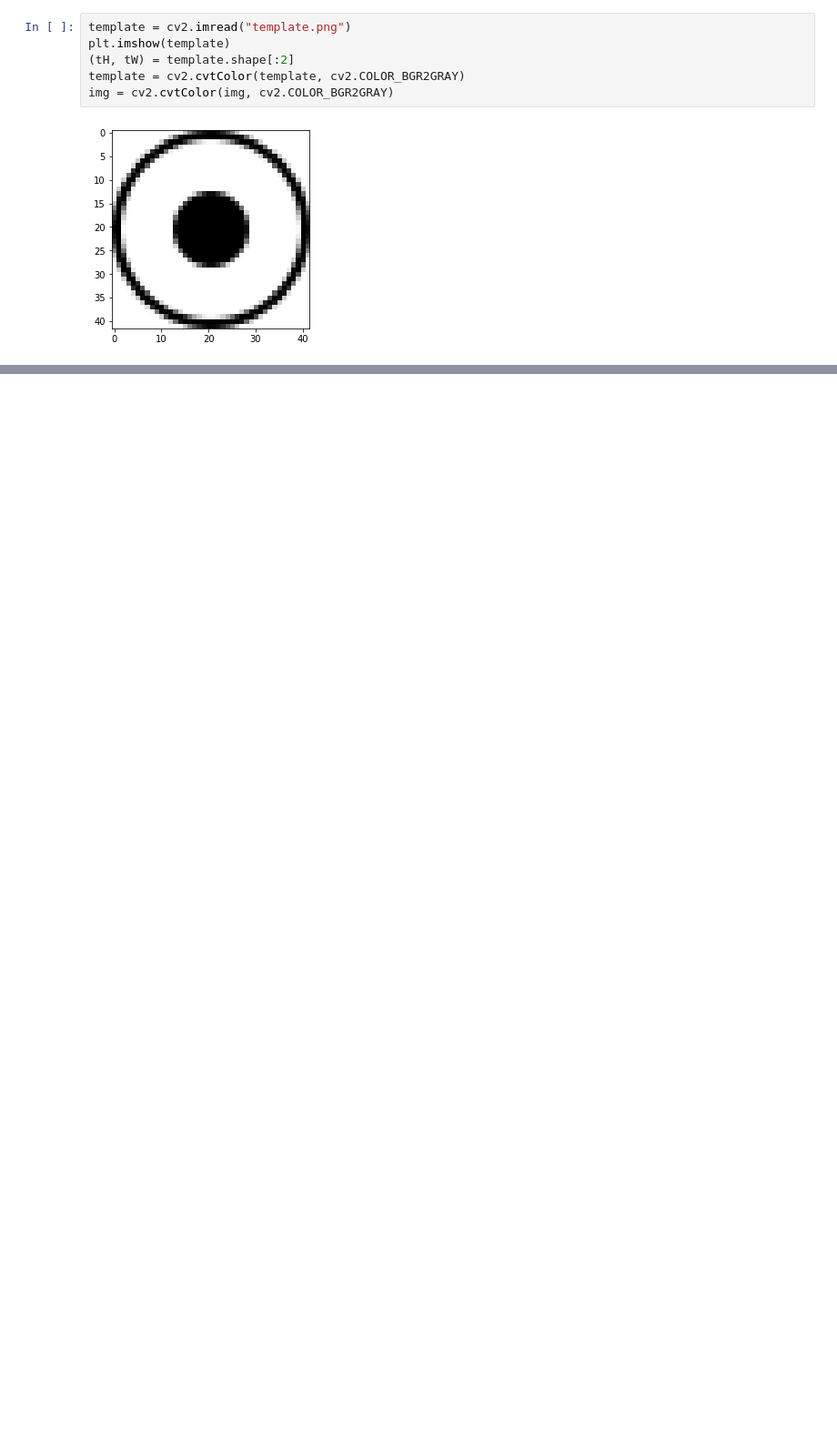
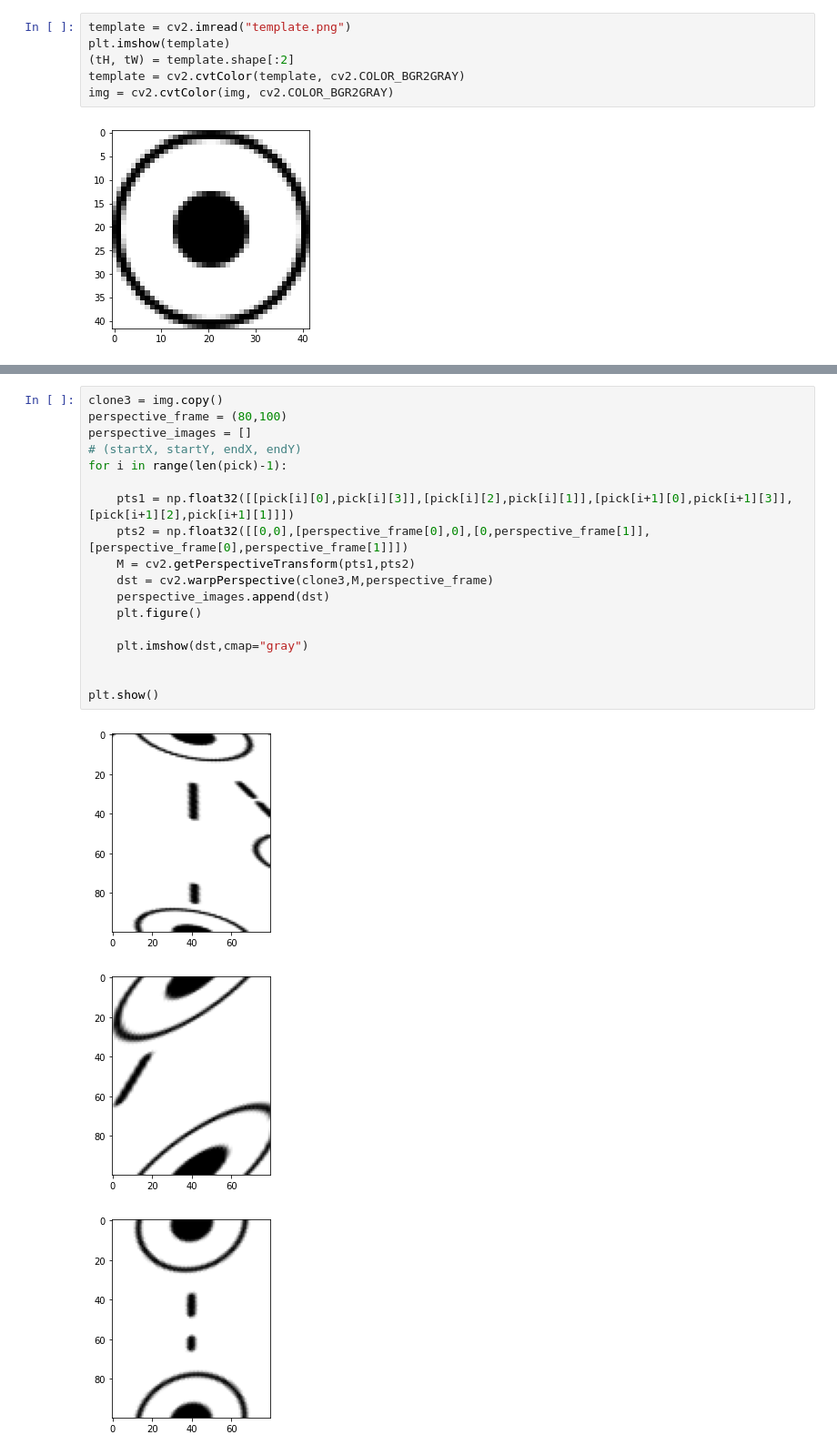
Before and after one commit to yogesh895/FlamCode, a Jupyter notebook: detection/detector.ipynb, the cells around one changed output, grey strips where cells are left out. Shown: that part at 91% size. Cells and saved outputs as stored; diff of their text form; blank space fills up the shorter version.

```diff
--- a/detection/detector.ipynb
+++ b/detection/detector.ipynb
@@ -66,0 +73,22 @@ plt.imshow(img,cmap="gray")
+# %%
+clone3 = img.copy()
+perspective_frame = (80,100)
+perspective_images = []
+# (startX, startY, endX, endY)
+for i in range(len(pick)-1):
+
+    pts1 = np.float32([[pick[i][0],pick[i][3]],[pick[i][2],pick[i][1]],[pick[i+1][0],pick[i+1][3]],[pick[i+1][2],pick[i+1][1]]])
+    pts2 = np.float32([[0,0],[perspective_frame[0],0],[0,perspective_frame[1]],[perspective_frame[0],perspective_frame[1]]])
+    M = cv2.getPerspectiveTransform(pts1,pts2)
+    dst = cv2.warpPerspective(clone3,M,perspective_frame)
+    perspective_images.append(dst)
+    plt.figure()
+
+    plt.imshow(dst,cmap="gray")
+
+
+plt.show()
+# %% [output]
+[figure, added]
+[figure, added]
+[figure, added]
```
Also changed, not shown: parts of 6 cells of this notebook, 16 other files.
